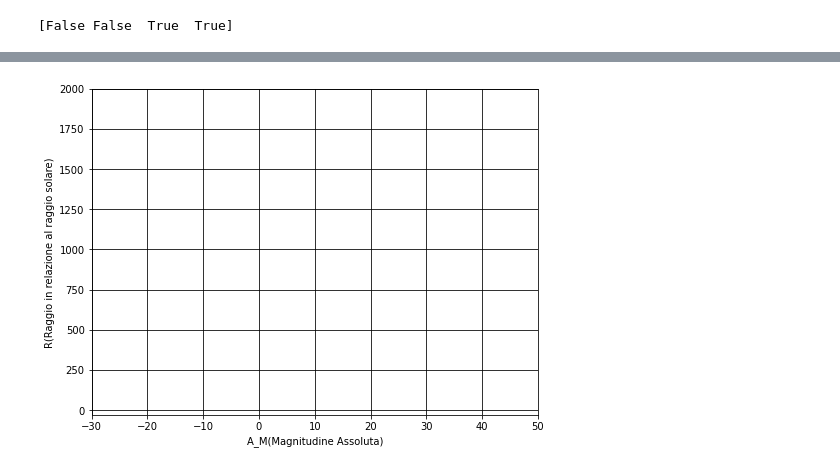
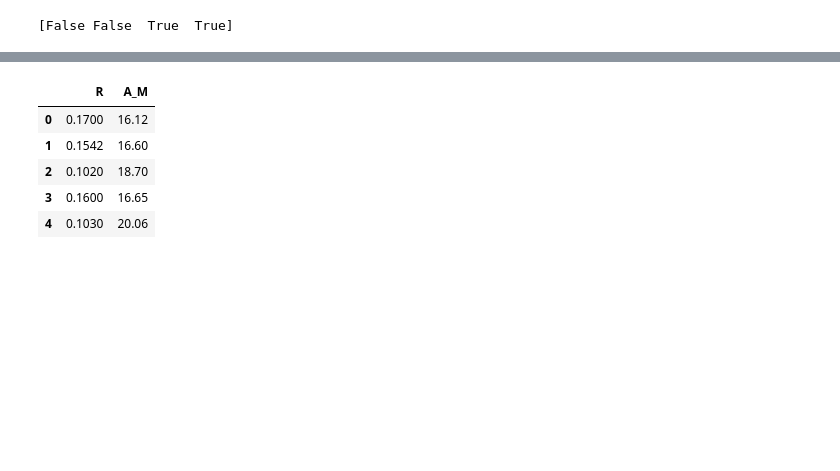
Before and after one commit to mattebasta/MachineLearning, a Jupyter notebook: Progetto/clustering(A_M,R).ipynb, the cells around one changed output, grey strips where cells are left out. Saved outputs shown, nothing was run; the diff lists cells and outputs as text; code cells hidden in the pictures; blank space fills up the shorter version.

```diff
--- a/Progetto/clustering(A_M,R).ipynb
+++ b/Progetto/clustering(A_M,R).ipynb
@@ -184,21 +155,13 @@ array([0, 0, 0, 0, 0, 0, 0, 0, 0, 0, 1, 1, 1, 1, 1, 1, 1, 1, 1, 1, 2, 2,
-# %%
-plt.figure(2, figsize=(8, 6))
-
-# Plot the training points
-plt.rc('grid', linestyle="-", color='black')
-plt.scatter(X_array[:, 0], X_array[:, 1] ,y_array, cmap=plt.cm.Set1, edgecolor='k')
-plt.xlabel('A_M(Magnitudine Assoluta)')
-plt.ylabel('R(Raggio in relazione al raggio solare)')
-
-x_min = y_min = -30
-x_max = 50
-y_max = 2000
-plt.xlim(x_min, x_max)
-plt.ylim(y_min, y_max)
-plt.xlabel('A_M(Magnitudine Assoluta)')
-plt.ylabel('R(Raggio in relazione al raggio solare)')
-plt.grid(True)
-plt.show()
-# %% [output]
-[figure, removed]
+# %%
+new_X = data.iloc[:, 2:4]
+new_Y = data.Type
+df_new = pd.DataFrame(new_X)
+df_new.head()
+# %% [output]
+|  | R | A_M |
+| 0 | 0.1700 | 16.12 |
+| 1 | 0.1542 | 16.60 |
+| 2 | 0.1020 | 18.70 |
+| 3 | 0.1600 | 16.65 |
+| 4 | 0.1030 | 20.06 |
 # %%
```
Also changed, not shown: parts of 22 cells of this notebook, 1 other file.
